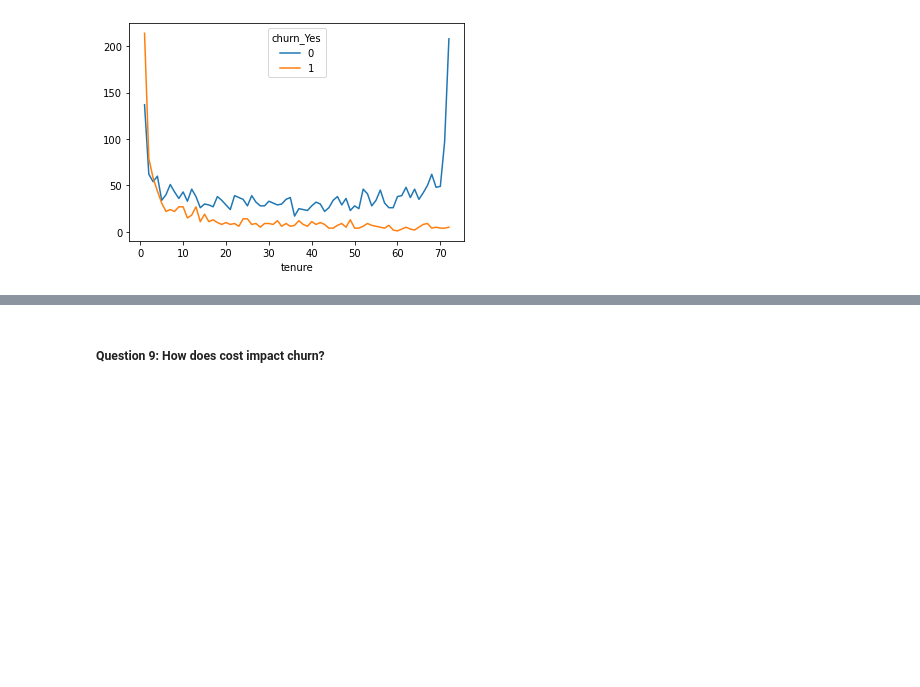
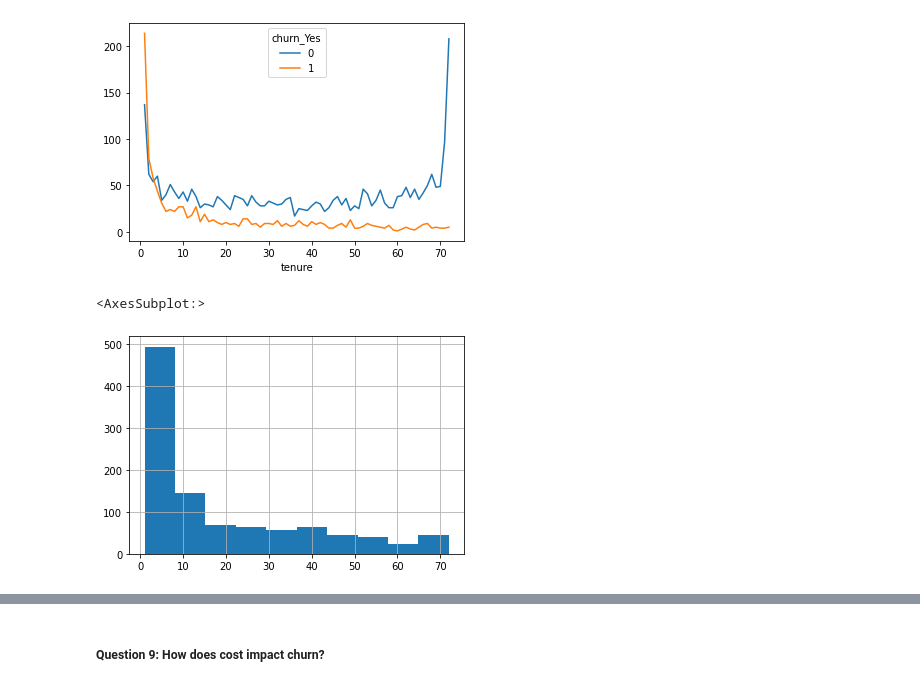
Before and after one commit to watermanbrandyn/classification_project, a Jupyter notebook: classification_workbook.ipynb, the cells around one changed output, grey strips where cells are left out. Cells and saved outputs as stored; diff of their text form; code cells hidden in the pictures; blank space fills up the shorter version.

```diff
--- a/classification_workbook.ipynb
+++ b/classification_workbook.ipynb
@@ -817,3 +842,15 @@ ten_churn_cross.plot()
 [figure]
 # %%
 # As seen there is an issue with churn for customers who have a shorter tenure duration.
+# %%
+# Let's use statistical testing to see if the churn for shorter tenure duration is significant
+churned = train[train.churn_Yes == 1]
+not_churned = train[train.churn_Yes == 0]
+# H0: The tenure duration for customers that churn >= the tenure for customers that do not churn (on average)
+# HA: The tenure duration for customers that churn < the tenure for customers that do not churn (on average)
+# %%
+# Normal distribution: relatively (especially for not_churned)
+churned.tenure.hist()
+# %% [output]
+<AxesSubplot:>
+[figure, added]
```
Also changed, not shown: parts of 16 cells of this notebook.
